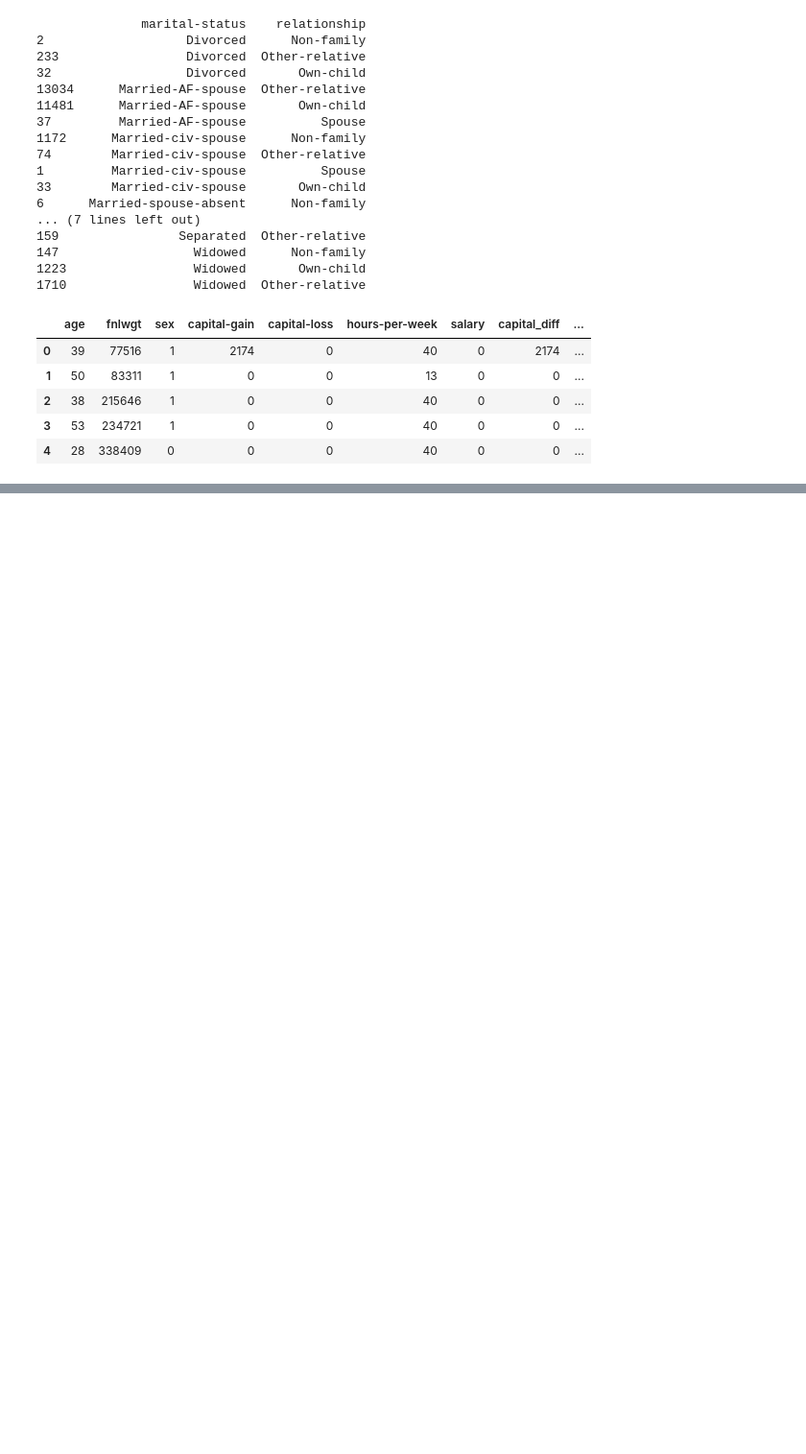
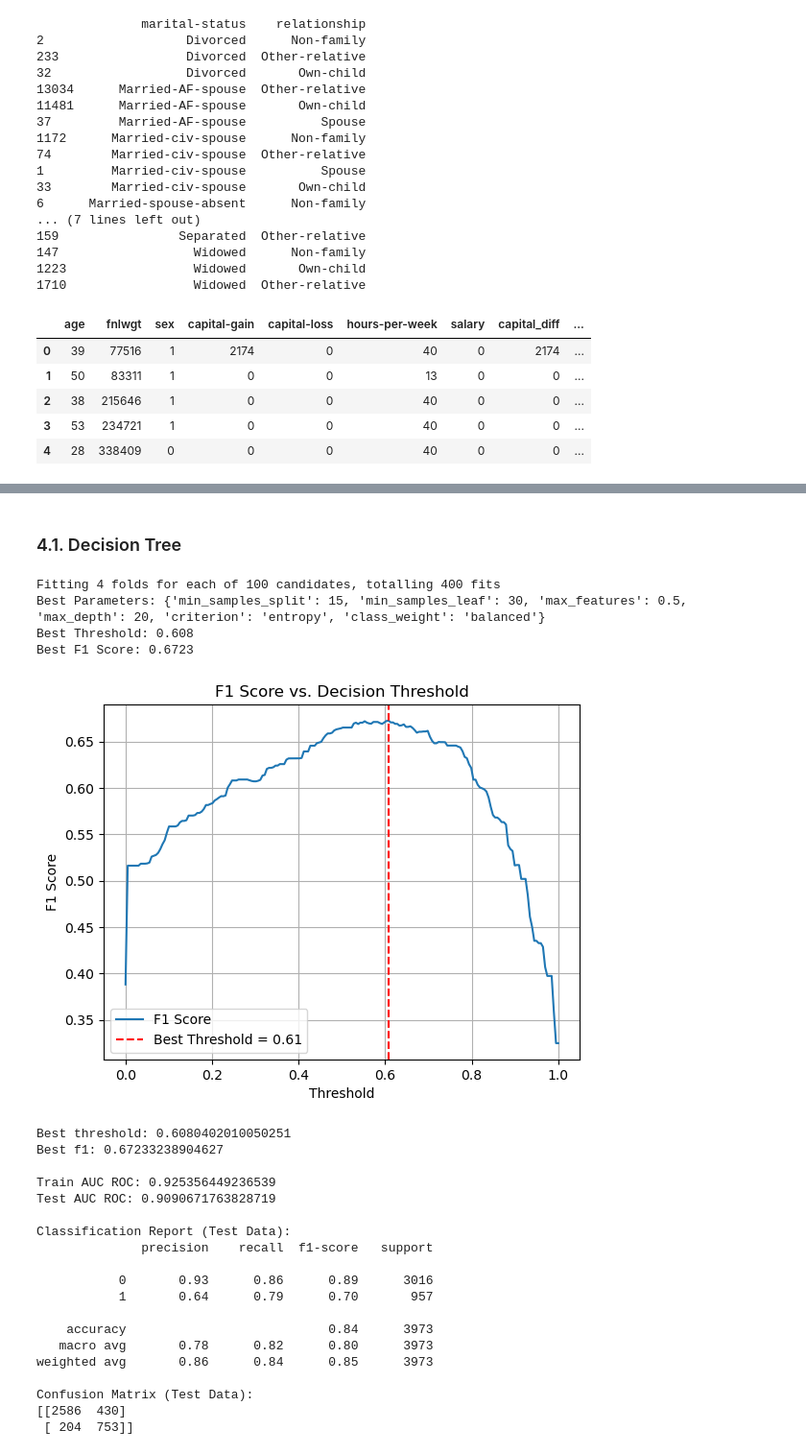
Before and after one commit to maxim-lichko/salary-prediction-classification, a Jupyter notebook: salary_prediction_classification.ipynb, the cells around one changed output, grey strips where cells are left out. Shown at 96% size. Drawn from its saved outputs; the diff is of its cells as text; code cells hidden in the pictures; blank space fills up the shorter version.

Commit message:
Updated models

```diff
--- a/salary_prediction_classification.ipynb
+++ b/salary_prediction_classification.ipynb
@@ -930,0 +438,16 @@ ROC AUC         |      0.918 |      0.913
+# %%
+X = df_fe.drop(columns=['salary'])
+y = df_fe['salary']
+
+X_train_full, X_test, y_train_full, y_test = train_test_split(
+    X, y, test_size=0.122, random_state=42, stratify=y
+)
+
+X_train, X_val, y_train, y_val = train_test_split(
+    X_train_full, y_train_full, test_size=0.14, random_state=42, stratify=y_train_full
+)
+
+print('Number of observations')
+print('Train:', len(X_train))
+print('Validation:', len(X_val))
+print('Test:', len(X_test))
@@ -930,0 +560,63 @@ ROC AUC         |      0.918 |      0.913
+# %% [markdown]
+### 4.1. Decision Tree
+# %%
+from sklearn.tree import DecisionTreeClassifier
+
+dt = DecisionTreeClassifier(random_state=42)
+
+param_dist = {
+    'max_depth': [15, 20, 25, 30],
+    'min_samples_split': [15, 20, 25, 30],
+    'min_samples_leaf': [15, 20, 30],
+    'max_features': [None, 'sqrt', 'log2', 0.3, 0.5, 0.7],
+    'criterion': ['gini', 'entropy', 'log_loss'],
+    'class_weight': ['balanced']
+}
+
+dt_random_search = RandomizedSearchCV(estimator=dt,
+                                      param_distributions=param_dist,
+                                      scoring='roc_auc',
+                                      n_iter=100,
+                                      cv=4,
+                                      verbose=1,
+                                      random_state=42,
+                                      n_jobs=-1)
+
+dt_random_search.fit(X_train, y_train)
+
+best_model = dt_random_search.best_estimator_
+print("Best Parameters:", dt_random_search.best_params_)
+
+best_threshold, best_f1 = optimize_threshold_for_f1(best_model, X_val, y_val)
+print('Best threshold:' , best_threshold)
+print('Best f1:' , best_f1)
+print()
+
+evaluate_binary_classifier(best_model, best_threshold, X_train, y_train, X_test, y_test)
+
+plot_feature_importance(best_model, X_train.columns, top_n=20)
+# %% [output]
+Fitting 4 folds for each of 100 candidates, totalling 400 fits
+Best Parameters: {'min_samples_split': 15, 'min_samples_leaf': 30, 'max_features': 0.5, 'max_depth': 20, 'criterion': 'entropy', 'class_weight': 'balanced'}
+Best Threshold: 0.608
+Best F1 Score: 0.6723
+[figure, added]
+Best threshold: 0.6080402010050251
+Best f1: 0.67233238904627
+
+Train AUC ROC: 0.925356449236539
+Test AUC ROC: 0.9090671763828719
+
+Classification Report (Test Data):
+              precision    recall  f1-score   support
+
+           0       0.93      0.86      0.89      3016
+           1       0.64      0.79      0.70       957
+
+    accuracy                           0.84      3973
+   macro avg       0.78      0.82      0.80      3973
+weighted avg       0.86      0.84      0.85      3973
+
+Confusion Matrix (Test Data):
+[[2586  430]
+ [ 204  753]]
```
Also changed, not shown: parts of 41 cells of this notebook.
